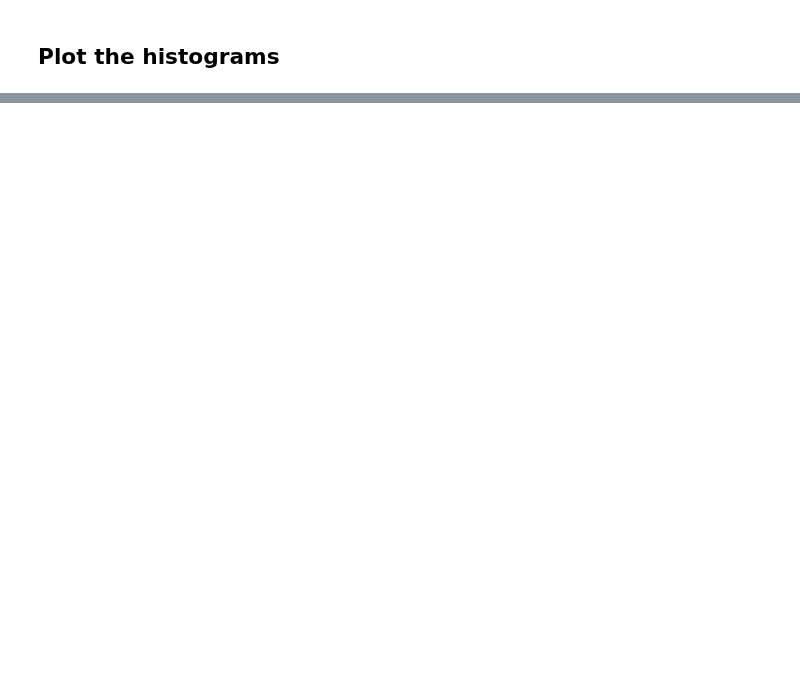
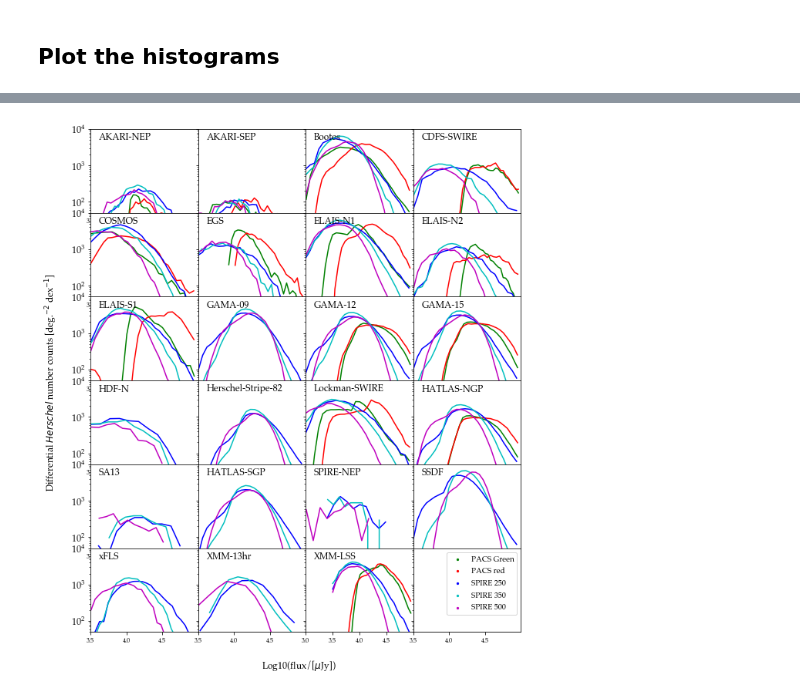
Before and after one commit to H-E-L-P/dmu_products, a Jupyter notebook: dmu31/dmu31_Examples/HELP_paper_figures/1_Number_counts.ipynb, the cells around one changed output, grey strips where cells are left out. Cells and saved outputs as stored; diff of their text form; code cells hidden in the pictures; blank space fills up the shorter version.

```diff
--- a/dmu31/dmu31_Examples/HELP_paper_figures/1_Number_counts.ipynb
+++ b/dmu31/dmu31_Examples/HELP_paper_figures/1_Number_counts.ipynb
@@ -244,5 +162,5 @@ np.save('./data/areas.npy', areas)
 # %%
 
-areas = np.load('./data/areas.npy').item()
+#areas = np.load('./data/areas.npy').item()
 # %%
 areas
@@ -250,6 +206,7 @@ areas
 dim = [4,6]
 fig, axes = plt.subplots(dim[1], dim[0], sharex=True, sharey=True)
 plt.rcParams.update({'font.size': 12})
+xlims = [3.5,5]
 
 #area_per_pixel  = MOC(10, (1234)).area_sq_degrees
 for n, f in enumerate(fields):
@@ -260,20 +217,36 @@ for n, f in enumerate(fields):
 
 
 
-    for band in mag_tables: #[b for b in mag_tables if b.endswith('g')]:
-        mask = np.isfinite(mag_tables[band][f]['f_'+band])
-        #mask &= (bands[band][0]['field'] == f)
+    for band in bands_plotting: #[b for b in mag_tables if b.endswith('g')]:
+        try:
+            #No NaNa
+            mask = np.isfinite(np.log10(cat['f_'+band]))
+            #S/N>2
+            mask &= cat['f_'+band]/cat['ferr_'+band]>1
+            #This field
+            mask &= cat['field'] == f.replace('HATLAS-NGP', 'NGP').replace('Lockman-SWIRE', 'Lockman SWIRE')
+            #remove outside lims
+            mask &= np.log10(cat['f_'+band]) >xlims[0]
+            mask &= np.log10(cat['f_'+band]) <xlims[1]
+            mags = cat[mask]['f_'+band]
+            #mask &= (bands[band][0]['field'] == f)
 
 
-        area = areas[band][f]
-        #area=f_moc.area_sq_deg
-        mags = mag_tables[band][f][mask]['f_'+band]
-        if not np.sum(mask)==0:
-            #vz.hist(table[name][mask], bins='scott', label=label, alpha=.5)
-            h = np.histogram(np.log10(mags), bins = 100)
-            bin_width = (np.abs(h[1][5] - h[1][4]) )
-            #ax.fill_between( h[1][:-1], h[0]/bin_width)#, alpha=0.4)
-            axes[x,y].plot( h[1][:-1], h[0]/(bin_width*area), c=bands_plotting[band][1])#, alpha=0.4)
+            area = areas[band][f]
+            #area=f_moc.area_sq_deg
+
+            if not np.sum(mask)==0:
+                #vz.hist(table[name][mask], bins='scott', label=label, alpha=.5)
+                if area<1:
+                    bins=10
+                else:
+                    bins =25
+                h = np.histogram(np.log10(mags), bins = bins)
+                bin_width = (np.abs(h[1][5] - h[1][4]) )
+                #ax.fill_between( h[1][:-1], h[0]/bin_width)#, alpha=0.4)
+                axes[x,y].plot( h[1][:-1], h[0]/(bin_width*area), c=bands_plotting[band][1])#, alpha=0.4)
+        except:
+            print('Failed: {}, {}'.format(band,f))
 
 
 
@@ -283,34 +256,39 @@ for n, f in enumerate(fields):
     axes[x,y].get_xaxis().set_tick_params(direction='out')
     axes[x,y].xaxis.set_ticks_position('bottom')
     axes[x,y].tick_params(axis='x', labelsize=8)
-    axes[x,y].set_xlim(2, 5)
-    axes[x,y].set_xticks([2,3,4])
-    axes[x,y].set_ylim(1.e1, 1.e6)
+    axes[x,y].set_xlim(xlims[0], xlims[1])
+    axes[x,y].set_xticks([3.5,3,4,4.5])
+    axes[x,y].set_ylim(5.e1, 1.e4)
     axes[x,y].set_yscale('log')
 
     axes[x,y].scatter([-99],[-99],
                       label=f,
                       c='w', s=0.0001)
     axes[x,y].legend(frameon=False, loc=(-0.2, 0.8)) #, bbox_to_anchor=(0.1, 0.7, 0.2, 0.2)
 
 
 
 
-for band in mag_tables: #[b for b in mag_tables if b.endswith('g')]:
+for band in bands_plotting: #[b for b in mag_tables if b.endswith('g')]:
     axes[dim[1]-1,dim[0]-1].scatter([-99],[-99],
                       label=bands_plotting[band][0],
                       c=bands_plotting[band][1], s=5.)
 axes[dim[1]-1,dim[0]-1].legend( prop={'size': 10},ncol=1)
 
 axes[dim[1]-1,dim[0]-1].tick_params(axis='x', labelsize=8)
 #axes[dim[1]-1,dim[0]-1].set_xlabel('band')
 
 fig.text(0.5, 0.07, 'Log10(flux/[$\mu$Jy]) ', ha='center')
 fig.text(0.04, 0.5, 'Differential $Herschel$ number counts [deg.$^{-2}$ dex$^{-1}$]', va='center', rotation='vertical')
 
 fig.set_size_inches(10, 12)
 fig.subplots_adjust(hspace=0, wspace=0)
 
 plt.rc('axes', labelsize=12)
+plt.rc('font',**{'family':'serif','serif':['Palatino']})
+plt.rcParams['pdf.fonttype'] = 42
+#plt.show()
 plt.savefig('./figs/numbers_Herschel_allfields.pdf', bbox_inches='tight')
 plt.savefig('./figs/numbers_Herschel_allfields.png', bbox_inches='tight')
+# %% [output]
+[figure, added]
```
Also changed, not shown: parts of 23 cells of this notebook, 1 other file.
